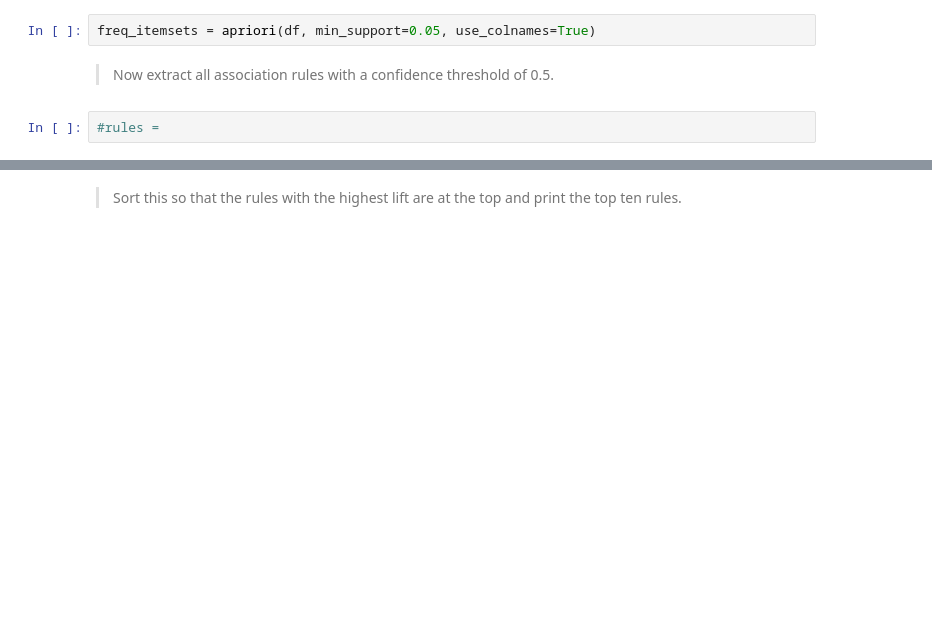
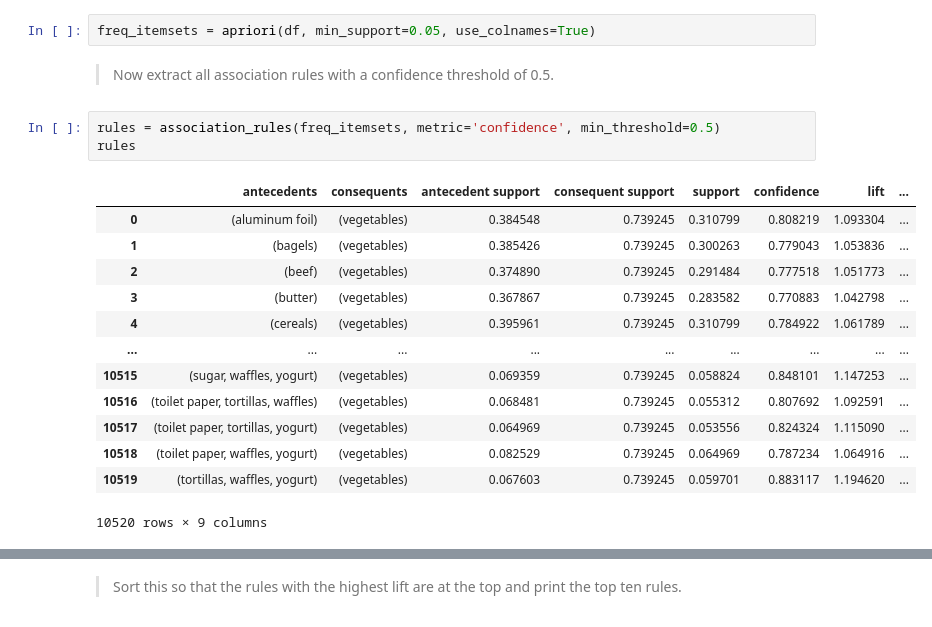
Before and after one commit to dave1b/ADML, a Jupyter notebook: 10 Association Rules/Association Rules.ipynb, the cells around one changed output, grey strips where cells are left out. Cells and saved outputs as stored; diff of their text form; blank space fills up the shorter version.

```diff
--- a/10 Association Rules/Association Rules.ipynb
+++ b/10 Association Rules/Association Rules.ipynb
@@ -130,8 +292,23 @@ df.head()
 freq_itemsets = apriori(df, min_support=0.05, use_colnames=True)
 # %% [markdown]
 > Now extract all association rules with a confidence threshold of 0.5.
-# %%
-#rules =
+# %%
+rules = association_rules(freq_itemsets, metric='confidence', min_threshold=0.5)
+rules
+# %% [output]
+|  | antecedents | consequents | antecedent support | consequent support | support | confidence | lift | ... |
+| 0 | (aluminum foil) | (vegetables) | 0.384548 | 0.739245 | 0.310799 | 0.808219 | 1.093304 | ... |
+| 1 | (bagels) | (vegetables) | 0.385426 | 0.739245 | 0.300263 | 0.779043 | 1.053836 | ... |
+| 2 | (beef) | (vegetables) | 0.374890 | 0.739245 | 0.291484 | 0.777518 | 1.051773 | ... |
+| 3 | (butter) | (vegetables) | 0.367867 | 0.739245 | 0.283582 | 0.770883 | 1.042798 | ... |
+| 4 | (cereals) | (vegetables) | 0.395961 | 0.739245 | 0.310799 | 0.784922 | 1.061789 | ... |
+| ... | ... | ... | ... | ... | ... | ... | ... | ... |
+| 10515 | (sugar, waffles, yogurt) | (vegetables) | 0.069359 | 0.739245 | 0.058824 | 0.848101 | 1.147253 | ... |
+| 10516 | (toilet paper, tortillas, waffles) | (vegetables) | 0.068481 | 0.739245 | 0.055312 | 0.807692 | 1.092591 | ... |
+| 10517 | (toilet paper, tortillas, yogurt) | (vegetables) | 0.064969 | 0.739245 | 0.053556 | 0.824324 | 1.115090 | ... |
+| 10518 | (toilet paper, waffles, yogurt) | (vegetables) | 0.082529 | 0.739245 | 0.064969 | 0.787234 | 1.064916 | ... |
+| 10519 | (tortillas, waffles, yogurt) | (vegetables) | 0.067603 | 0.739245 | 0.059701 | 0.883117 | 1.194620 | ... |
+10520 rows × 9 columns
 # %%
 rules = association_rules(freq_itemsets, metric='confidence', min_threshold=0.5)
 rules.head()
```
Also changed, not shown: parts of 28 cells of this notebook.
